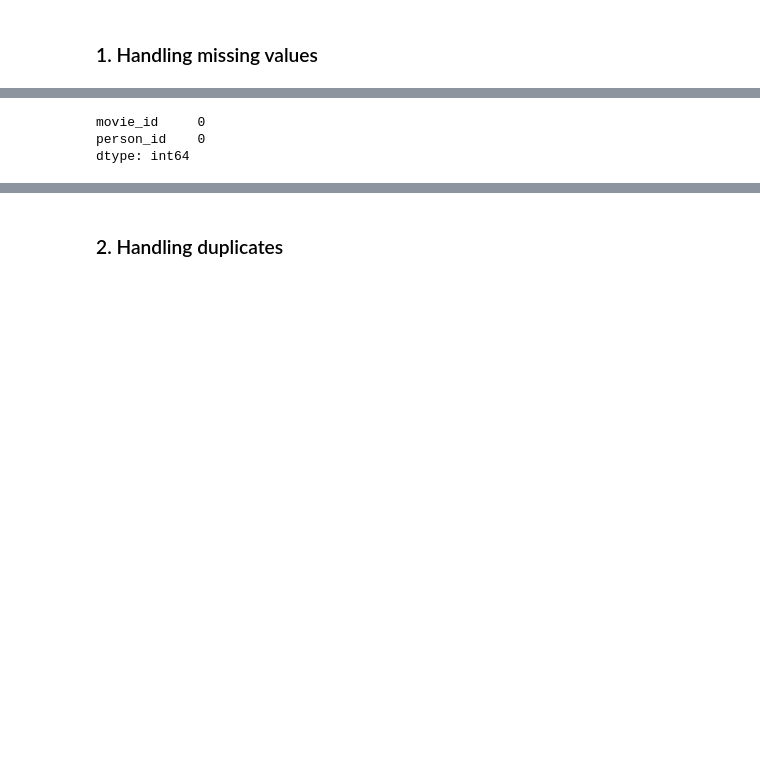
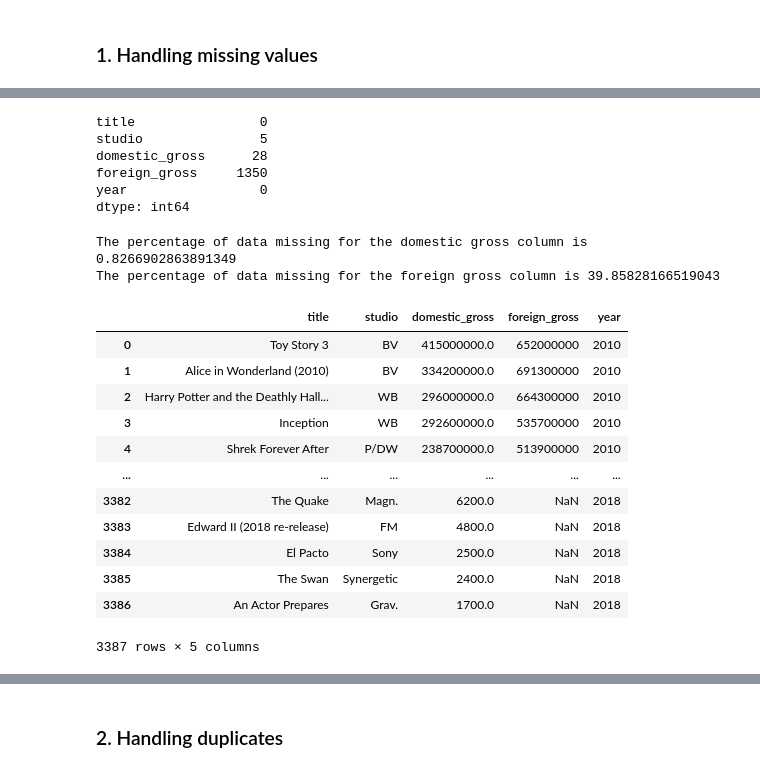
Before and after one commit to DennisWainaina/Phase_1_project, a Jupyter notebook: project.ipynb, the cells around one changed output, grey strips where cells are left out. Cells and saved outputs as stored; diff of their text form; code cells hidden in the pictures; blank space fills up the shorter version.

```diff
--- a/project.ipynb
+++ b/project.ipynb
@@ -421,7 +442,10 @@ directors.info()
 # %%
 # Looking for missing values
-directors.isnull().sum()
+gross_data.isnull().sum()  # Domestic_gross and foreign_gross have missing values
 # %% [output]
-movie_id     0
-person_id    0
+title                0
+studio               5
+domestic_gross      28
+foreign_gross     1350
+year                 0
 dtype: int64
@@ -429,0 +452,34 @@ dtype: int64
+# %%
+# There are several missing values in the domestic_gross and foreign_gross tables.
+# Finding percentage missing for the domestic_gross and final_gross values
+
+# First the domestic_gross
+missing_domestic_gross = gross_data['domestic_gross'][gross_data['domestic_gross'].isnull()]
+percentage_missing = (len(missing_domestic_gross) / len(gross_data['domestic_gross'])) * 100
+print('The percentage of data missing for the domestic gross column is', percentage_missing)
+
+# Then the foreign gross
+missing_foreign_gross = gross_data['foreign_gross'][gross_data['foreign_gross'].isnull()]
+percentage_missing = (len(missing_foreign_gross) / len(gross_data['foreign_gross'])) * 100
+print('The percentage of data missing for the foreign gross column is', percentage_missing)
+# %% [output]
+The percentage of data missing for the domestic gross column is 0.8266902863891349
+The percentage of data missing for the foreign gross column is 39.85828166519043
+# %%
+# For the domestic gross column since only 0.82% of the data is missing we can just drop the rows with missing values.
+# gross_data.dropna(subset=['domestic_gross'], inplace=True)
+gross_data
+# %% [output]
+|  | title | studio | domestic_gross | foreign_gross | year |
+| 0 | Toy Story 3 | BV | 415000000.0 | 652000000 | 2010 |
+| 1 | Alice in Wonderland (2010) | BV | 334200000.0 | 691300000 | 2010 |
+| 2 | Harry Potter and the Deathly Hall... | WB | 296000000.0 | 664300000 | 2010 |
+| 3 | Inception | WB | 292600000.0 | 535700000 | 2010 |
+| 4 | Shrek Forever After | P/DW | 238700000.0 | 513900000 | 2010 |
+| ... | ... | ... | ... | ... | ... |
+| 3382 | The Quake | Magn. | 6200.0 | NaN | 2018 |
+| 3383 | Edward II (2018 re-release) | FM | 4800.0 | NaN | 2018 |
+| 3384 | El Pacto | Sony | 2500.0 | NaN | 2018 |
+| 3385 | The Swan | Synergetic | 2400.0 | NaN | 2018 |
+| 3386 | An Actor Prepares | Grav. | 1700.0 | NaN | 2018 |
+3387 rows × 5 columns
```
Also changed, not shown: parts of 55 cells of this notebook.
